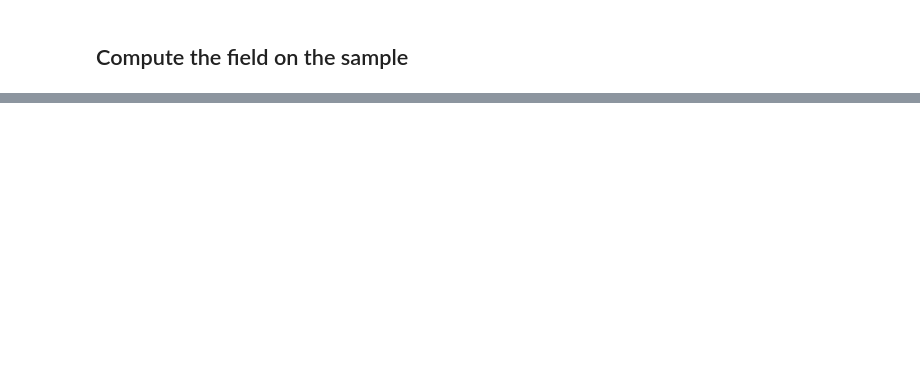
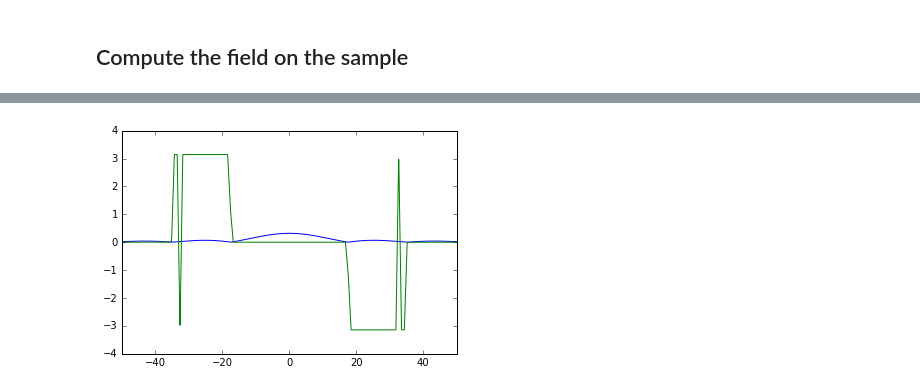
Before and after one commit to kmdouglass/simmla, a Jupyter notebook: publication_data/Basic 1D Simulation - Plane wave incidence.ipynb, the cells around one changed output, grey strips where cells are left out. Saved outputs shown, nothing was run; the diff lists cells and outputs as text; code cells hidden in the pictures; blank space fills up the shorter version.

```diff
--- a/publication_data/Basic 1D Simulation - Plane wave incidence.ipynb
+++ b/publication_data/Basic 1D Simulation - Plane wave incidence.ipynb
@@ -245,0 +249,9 @@ Power delivered to sample: 88.1244 mW
+# %%
+field2 = np.abs(interpMag[10](newGrid.px)) * np.exp(1j * interpPhase[10](newGrid.px))
+# %%
+plt.plot(newGrid.px, np.abs(field2))
+plt.plot(newGrid.px, np.angle(field2))
+plt.xlim((-50, 50))
+plt.show()
+# %% [output]
+[figure, added]
```
Also changed, not shown: parts of 15 cells of this notebook.
